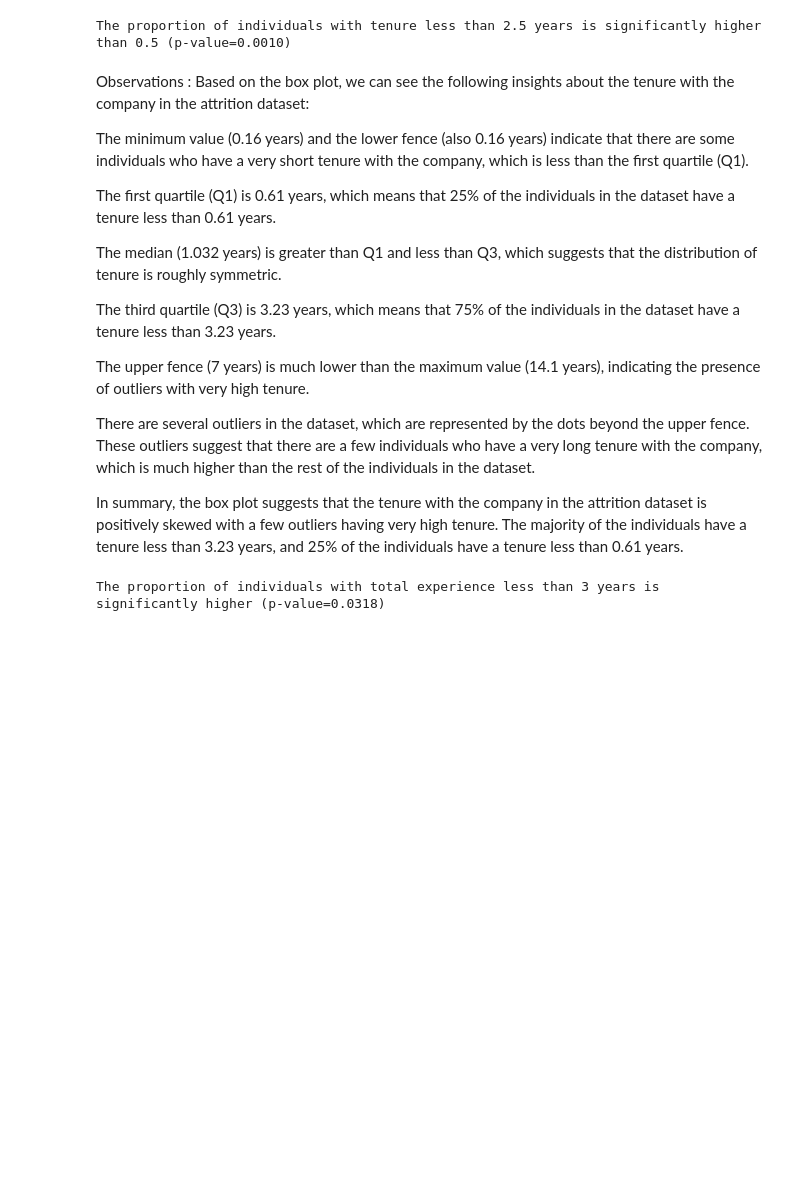
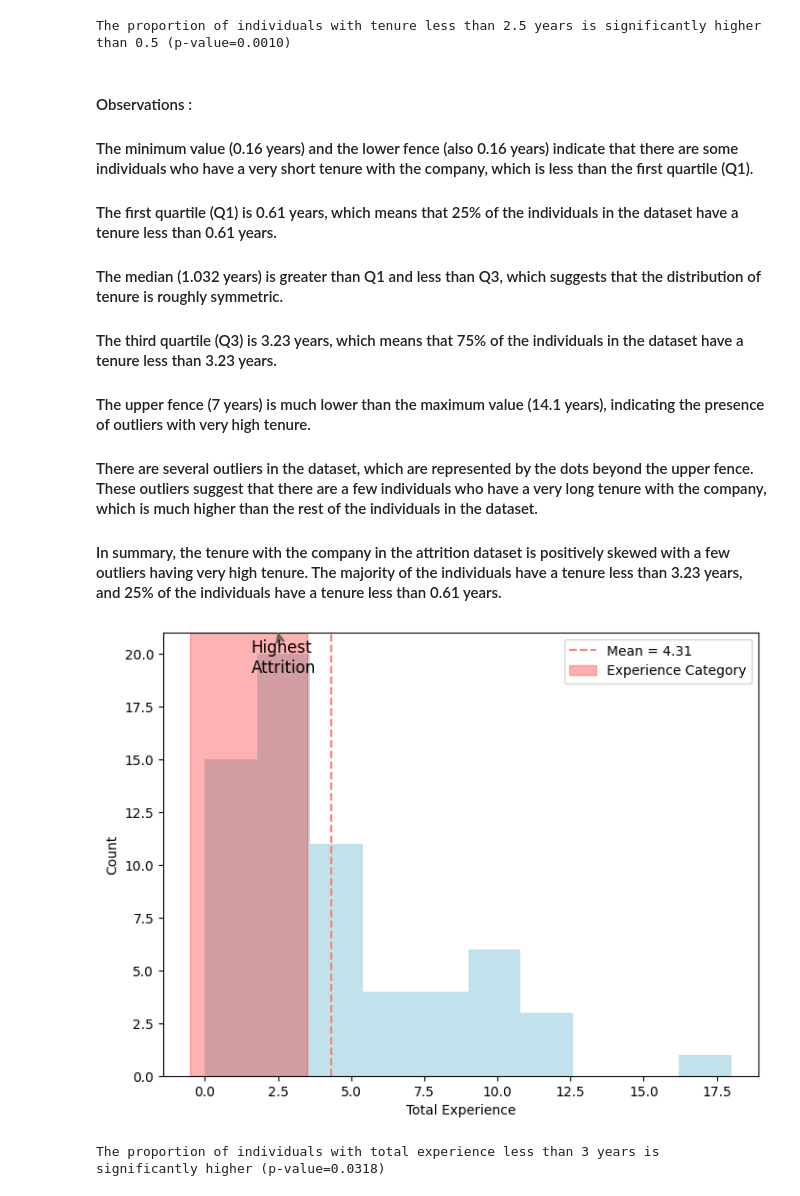
Before and after one commit to palsoumyadeep/Personal-Projects, a Jupyter notebook: HR Attrition Analysis/main.ipynb, the cells around one changed output. Cells and saved outputs as stored; diff of their text form; code cells hidden in the pictures; blank space fills up the shorter version.

```diff
--- a/HR Attrition Analysis/main.ipynb
+++ b/HR Attrition Analysis/main.ipynb
@@ -92,19 +140,18 @@ else:
 # %% [output]
 The proportion of individuals with tenure less than 2.5 years is significantly higher than 0.5 (p-value=0.0010)
 # %% [markdown]
-Observations :
-Based on the box plot, we can see the following insights about the tenure with the company in the attrition dataset:
+#### Observations :
 
-The minimum value (0.16 years) and the lower fence (also 0.16 years) indicate that there are some individuals who have a very short tenure with the company, which is less than the first quartile (Q1).
+#### The minimum value (0.16 years) and the lower fence (also 0.16 years) indicate that there are some individuals who have a very short tenure with the company, which is less than the first quartile (Q1).
 
-The first quartile (Q1) is 0.61 years, which means that 25% of the individuals in the dataset have a tenure less than 0.61 years.
+#### The first quartile (Q1) is 0.61 years, which means that 25% of the individuals in the dataset have a tenure less than 0.61 years.
 
-The median (1.032 years) is greater than Q1 and less than Q3, which suggests that the distribution of tenure is roughly symmetric.
+#### The median (1.032 years) is greater than Q1 and less than Q3, which suggests that the distribution of tenure is roughly symmetric.
 
-The third quartile (Q3) is 3.23 years, which means that 75% of the individuals in the dataset have a tenure less than 3.23 years.
+#### The third quartile (Q3) is 3.23 years, which means that 75% of the individuals in the dataset have a tenure less than 3.23 years.
 
-The upper fence (7 years) is much lower than the maximum value (14.1 years), indicating the presence of outliers with very high tenure.
+#### The upper fence (7 years) is much lower than the maximum value (14.1 years), indicating the presence of outliers with very high tenure.
 
-There are several outliers in the dataset, which are represented by the dots beyond the upper fence. These outliers suggest that there are a few individuals who have a very long tenure with the company, which is much higher than the rest of the individuals in the dataset.
+#### There are several outliers in the dataset, which are represented by the dots beyond the upper fence. These outliers suggest that there are a few individuals who have a very long tenure with the company, which is much higher than the rest of the individuals in the dataset.
 
-In summary, the box plot suggests that the tenure with the company in the attrition dataset is positively skewed with a few outliers having very high tenure. The majority of the individuals have a tenure less than 3.23 years, and 25% of the individuals have a tenure less than 0.61 years.
+#### In summary, the tenure with the company in the attrition dataset is positively skewed with a few outliers having very high tenure. The majority of the individuals have a tenure less than 3.23 years, and 25% of the individuals have a tenure less than 0.61 years.
@@ -119,3 +158,28 @@ fig_exp.show()
+# %%
+# Plot histogram
+fig, ax = plt.subplots(figsize=(8, 6))
+n, bins, patches = ax.hist(df['Total Experience'], bins=10, color='lightblue', alpha=0.75)
+
+# Add vertical line for mean
+mean = df['Total Experience'].mean()
+ax.axvline(mean, linestyle='--', color='salmon', label=f"Mean = {mean:.2f}")
+
+# Add experience category rectangle
+ax.axvspan(-0.5, 3.5, alpha=0.3, color='red', label='Experience Category')
+
+# Add highest attrition annotation
+ax.annotate('Highest\nAttrition', xy=(2.5, 21), xytext=(-20, -30), textcoords='offset points',
+            arrowprops=dict(arrowstyle='->', color='#636363', lw=2),
+            font=dict(size=12))
+
+# Add labels and legend
+ax.set_xlabel('Total Experience')
+ax.set_ylabel('Count')
+ax.legend()
+
+plt.show()
+# %% [output]
+[figure, added]
 # %%
 def get_exp_category(x):
 
```
Also changed, not shown: parts of 45 cells of this notebook, 34 other files.
